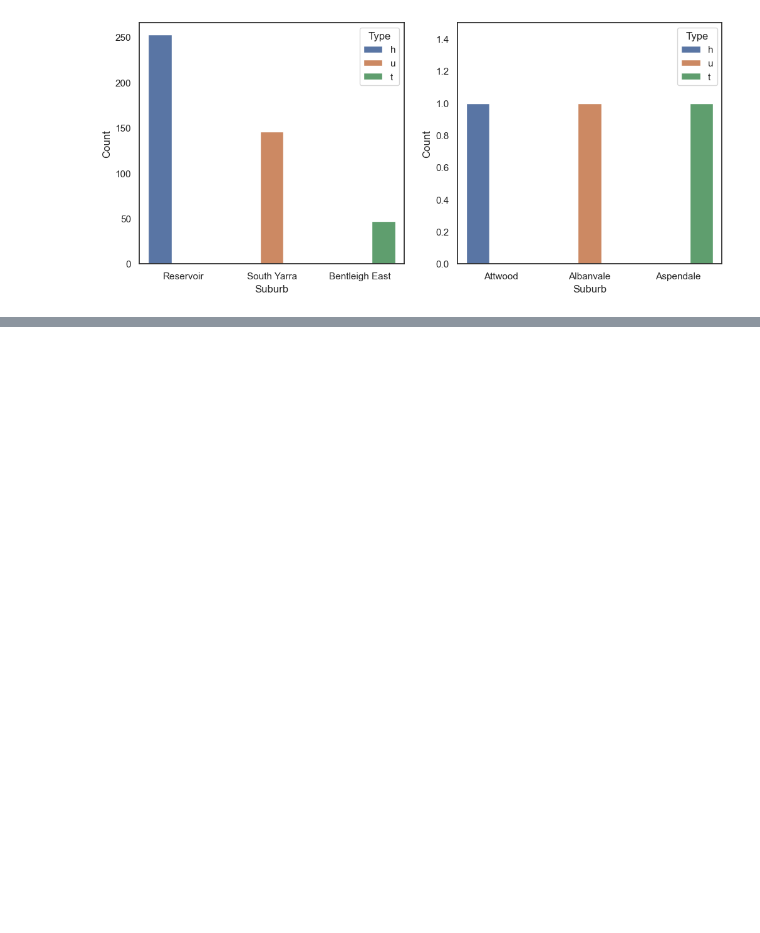
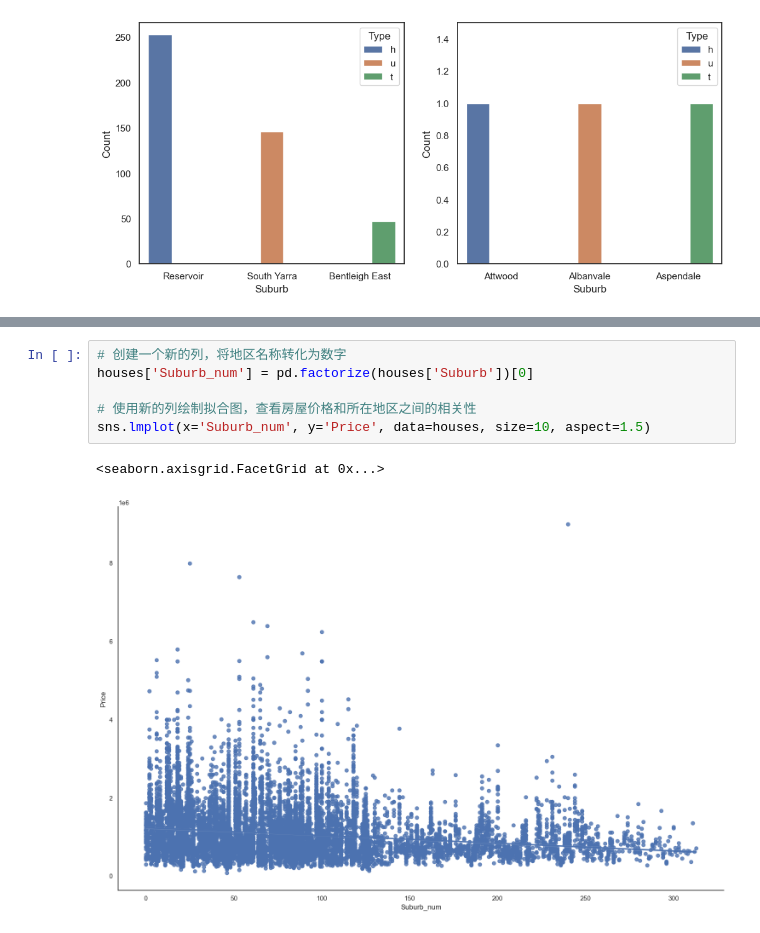
Before and after one commit to WhatKS/DA_Course_QILIU, a Jupyter notebook: 2023_01_03/Melbourne_house.ipynb, the cells around one changed output, grey strips where cells are left out. Cells and saved outputs as stored; diff of their text form; blank space fills up the shorter version.

```diff
--- a/2023_01_03/Melbourne_house.ipynb
+++ b/2023_01_03/Melbourne_house.ipynb
@@ -358,0 +397,9 @@ plt.show()
+# %%
+# 创建一个新的列，将地区名称转化为数字
+houses['Suburb_num'] = pd.factorize(houses['Suburb'])[0]
+
+# 使用新的列绘制拟合图，查看房屋价格和所在地区之间的相关性
+sns.lmplot(x='Suburb_num', y='Price', data=houses, size=10, aspect=1.5)
+# %% [output]
+<seaborn.axisgrid.FacetGrid at 0x...>
+[figure, added]
```
Also changed, not shown: parts of 2 cells of this notebook.
